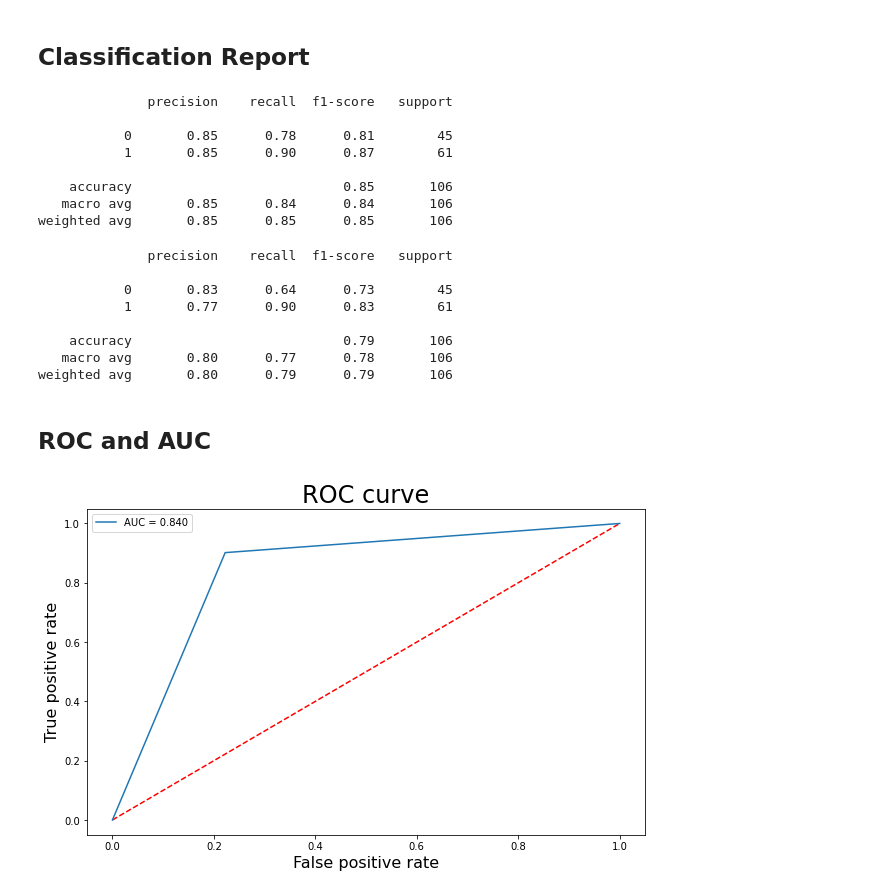
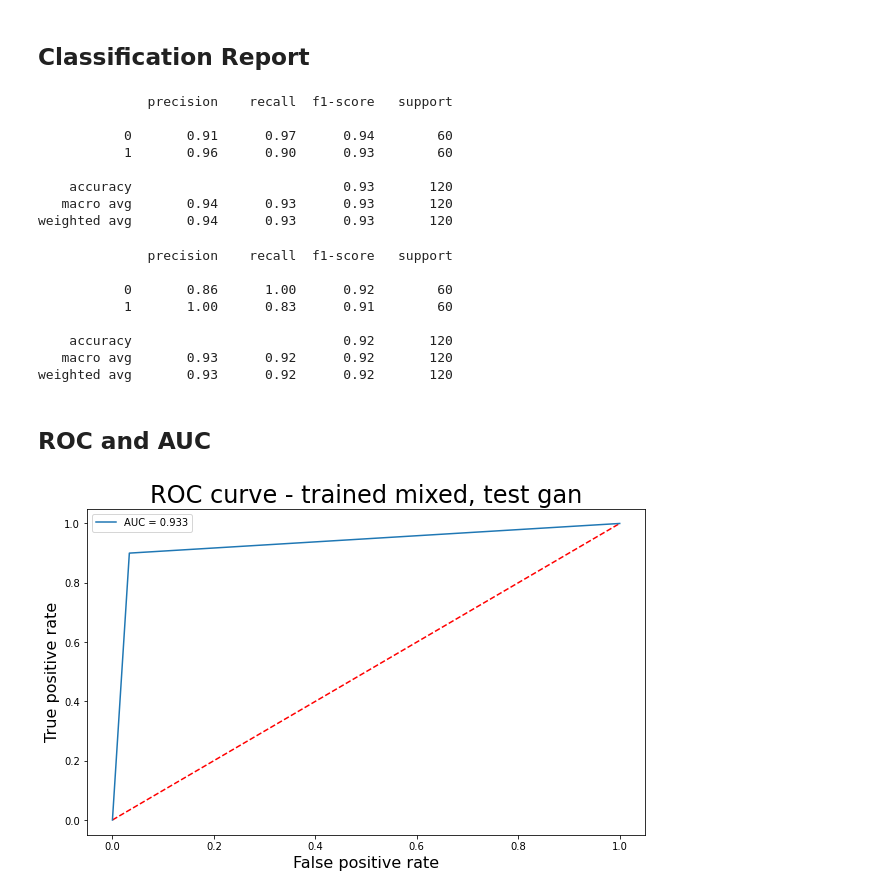
Before and after one commit to eliasmarcon/Medical_Imaging_Project, a Jupyter notebook: Pipeline/train_mixed/mixed_pipeline_eval_gan.ipynb, the cells around one changed output. Drawn from its saved outputs; the diff is of its cells as text; code cells hidden in the pictures.

```diff
--- a/Pipeline/train_mixed/mixed_pipeline_eval_gan.ipynb
+++ b/Pipeline/train_mixed/mixed_pipeline_eval_gan.ipynb
@@ -105,7 +97,7 @@ random.Random(4).shuffle(malignant_testing_gan)
 # %%
 X_test, Y_test, x_train, x_val, y_train, y_val = utils_nn_eval.create_split(benign, malignant)
 # %%
-test_X_test, test_Y_test, test_x_train, test_x_val, test_y_train, test_y_val = utils_nn_eval.create_split(benign_testing_gan, malignant_testing_gan)
+test_X_test, test_Y_test, test_x_train, test_x_val, test_y_train, test_y_val = utils_nn_eval.create_split(benign_gan, malignant_gan)
 # %% [markdown]
 ## Display Images
 # %%
@@ -169,7 +167,7 @@ _________________________________________________________________
 # %% [markdown]
 ## Prediction on Ground Truth Data
 # %%
-filepath_model = "D:/Medical_Imaging/Medical_Imaging_Elias/ResNet_DenseNet_Model/Densenet_New/models/.hdf5"
+filepath_model = "D:/Medical_Imaging/Medical_Imaging_Elias/ResNet_DenseNet_Model/Densenet_New/models/densenet_mixed_local.hdf5"
 model.load_weights(filepath_model)
 # %%
 Y_val_pred = model.predict(x_val)
@@ -265,24 +263,24 @@ print(classification_report(np.argmax(test_Y_test, axis=1), np.argmax(Y_pred, ax
 # %% [output]
               precision    recall  f1-score   support
 
-           0       0.85      0.78      0.81        45
-           1       0.85      0.90      0.87        61
+           0       0.91      0.97      0.94        60
+           1       0.96      0.90      0.93        60
 
-    accuracy                           0.85       106
-   macro avg       0.85      0.84      0.84       106
-weighted avg       0.85      0.85      0.85       106
+    accuracy                           0.93       120
+   macro avg       0.94      0.93      0.93       120
+weighted avg       0.94      0.93      0.93       120
 # %%
 from sklearn.metrics import classification_report
 print(classification_report(np.argmax(test_Y_test, axis=1), np.argmax(Y_pred_tta, axis=1)))
 # %% [output]
               precision    recall  f1-score   support
 
-           0       0.83      0.64      0.73        45
-           1       0.77      0.90      0.83        61
+           0       0.86      1.00      0.92        60
+           1       1.00      0.83      0.91        60
 
-    accuracy                           0.79       106
-   macro avg       0.80      0.77      0.78       106
-weighted avg       0.80      0.79      0.79       106
+    accuracy                           0.92       120
+   macro avg       0.93      0.92      0.92       120
+weighted avg       0.93      0.92      0.92       120
 # %%
 report = classification_report(np.argmax(test_Y_test, axis=1), np.argmax(Y_pred, axis=1), output_dict = True)
 df = pd.DataFrame(report).transpose()
@@ -292,26 +290,26 @@ df.to_csv(figure_path + "classification_report_trained_{}_test_{}.csv".format(tr
 # %%
 from sklearn.metrics import roc_auc_score, auc
 from sklearn.metrics import roc_curve
 
 
 roc_log = roc_auc_score(np.argmax(test_Y_test, axis=1), np.argmax(Y_pred, axis=1))
 false_positive_rate, true_positive_rate, threshold = roc_curve(np.argmax(test_Y_test, axis=1), np.argmax(Y_pred, axis=1))
 area_under_curve = auc(false_positive_rate, true_positive_rate)
 
 plt.rcParams["figure.figsize"] = [10, 6]
 plt.plot([0, 1], [0, 1], 'r--')
 plt.plot(false_positive_rate, true_positive_rate, label='AUC = {:.3f}'.format(area_under_curve))
 plt.xlabel('False positive rate', fontsize = 16)
 plt.ylabel('True positive rate', fontsize = 16)
-plt.title('ROC curve', fontsize = 24)
+plt.title('ROC curve - trained {}, test {}'.format(trained, tested), fontsize = 24)
 plt.legend(loc='best')
 
-plt.savefig(figure_path + 'roc_auc_score_trained_{}_test_{}.png'.format(trained, tested))
+plt.savefig(figure_path + 'roc_auc_score_trained_{}_test_{}_pred.png'.format(trained, tested))
 
 plt.show()
 plt.close()
 # %% [output]
-[figure, old version]
+[figure, new version]
 # %%
 i = 0
 prop_class=[]
```
Also changed, not shown: parts of 12 cells of this notebook, 50 other files.
